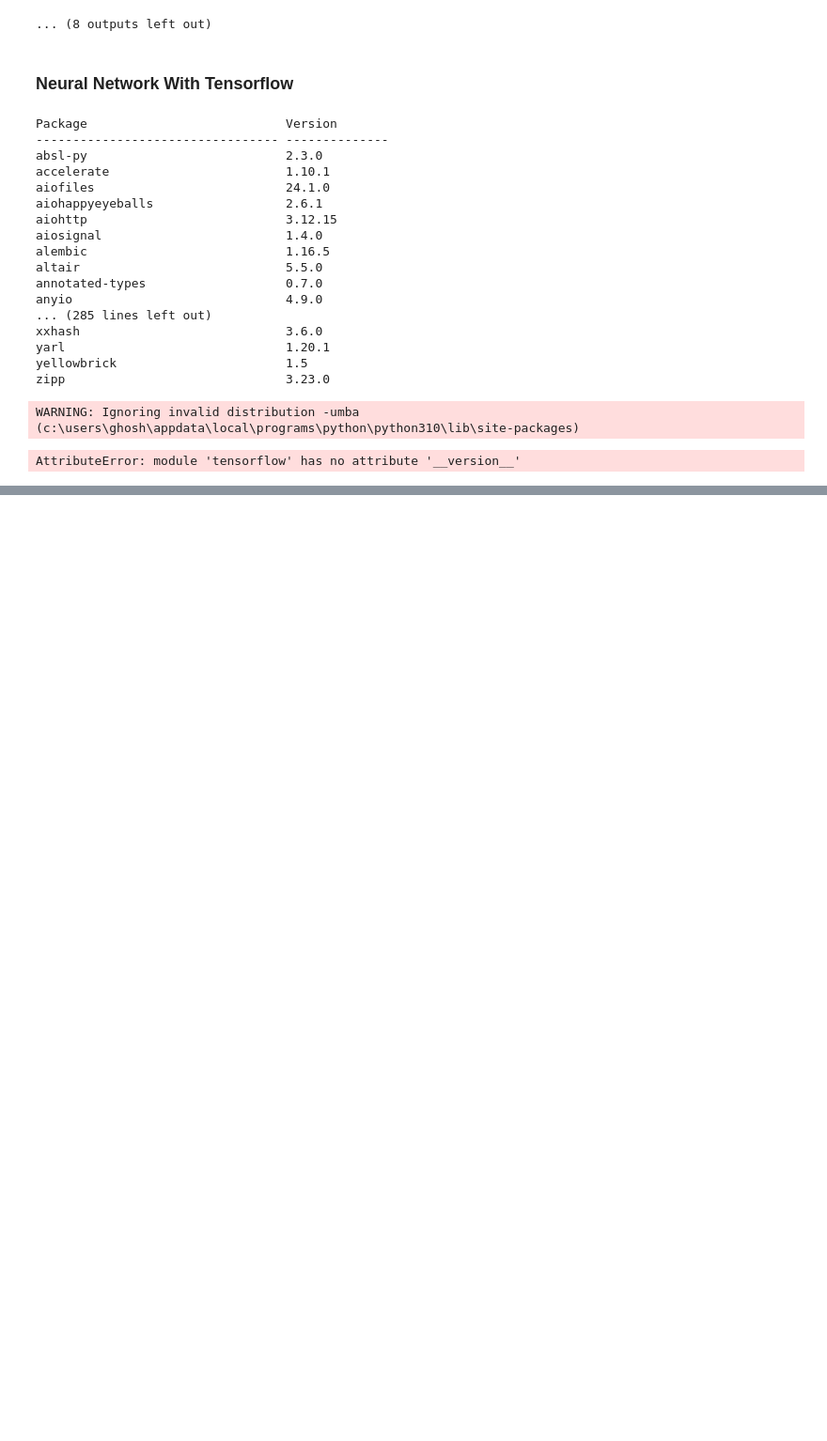
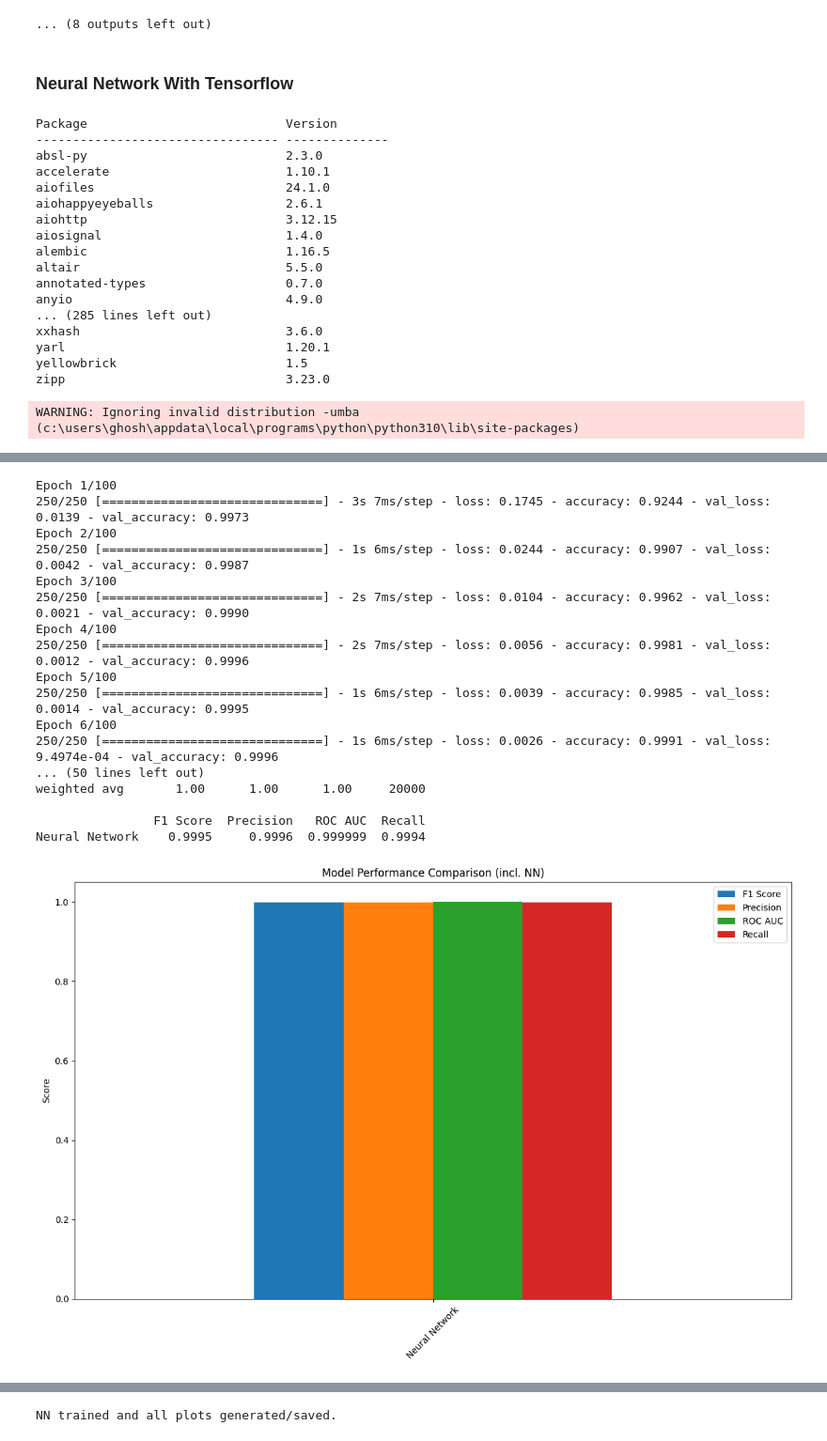
Before and after one commit to eliot-99/Predictive-Transaction-intelligence-for-bfsi-, a Jupyter notebook: notebooks/module_2.ipynb, the cells around one changed output, grey strips where cells are left out. Shown at 94% size. Cells and saved outputs as stored; diff of their text form; code cells hidden in the pictures; blank space fills up the shorter version.

Commit message:
Updated module 2 & 3 notebooks

```diff
--- a/notebooks/module_2.ipynb
+++ b/notebooks/module_2.ipynb
@@ -824,11 +818,6 @@ yarl                              1.20.1
 yellowbrick                       1.5
 zipp                              3.23.0
 WARNING: Ignoring invalid distribution -umba (c:\users\ghosh\appdata\local\programs\python\python310\lib\site-packages)
-# %%
-import tensorflow as tf
-print("TF Version:", tf.__version__)
-# %% [output]
-AttributeError: module 'tensorflow' has no attribute '__version__'
 # %%
 import tensorflow as tf
 from tensorflow.keras.models import Sequential
@@ -837,6 +826,16 @@ from sklearn.metrics import confusion_matrix, roc_curve, auc, precision_recall_c
 from sklearn.model_selection import learning_curve
 import numpy as np
 
+import logging
+logging.basicConfig(
+    level=logging.INFO,
+    format='%(asctime)s - %(levelname)s - %(message)s'
+)
+logger = logging.getLogger(__name__)
+
+
+results = {}
+best_pipelines = {}
 # Preprocess data for NN (one-time)
 X_train_processed = preprocessor.fit_transform(X_train)
 X_test_processed = preprocessor.transform(X_test)
@@ -1012,0 +1012,18 @@ ModuleNotFoundError: No module named 'tensorflow.keras'
+Epoch 1/100
+250/250 [==============================] - 3s 7ms/step - loss: 0.1745 - accuracy: 0.9244 - val_loss: 0.0139 - val_accuracy: 0.9973
+Epoch 2/100
+250/250 [==============================] - 1s 6ms/step - loss: 0.0244 - accuracy: 0.9907 - val_loss: 0.0042 - val_accuracy: 0.9987
+Epoch 3/100
+250/250 [==============================] - 2s 7ms/step - loss: 0.0104 - accuracy: 0.9962 - val_loss: 0.0021 - val_accuracy: 0.9990
+Epoch 4/100
+250/250 [==============================] - 2s 7ms/step - loss: 0.0056 - accuracy: 0.9981 - val_loss: 0.0012 - val_accuracy: 0.9996
+Epoch 5/100
+250/250 [==============================] - 1s 6ms/step - loss: 0.0039 - accuracy: 0.9985 - val_loss: 0.0014 - val_accuracy: 0.9995
+Epoch 6/100
+250/250 [==============================] - 1s 6ms/step - loss: 0.0026 - accuracy: 0.9991 - val_loss: 9.4974e-04 - val_accuracy: 0.9996
+... (50 lines left out)
+weighted avg       1.00      1.00      1.00     20000
+
+                F1 Score  Precision   ROC AUC  Recall
+Neural Network    0.9995     0.9996  0.999999  0.9994
+[figure, added]
@@ -1012,0 +1035 @@ ModuleNotFoundError: No module named 'tensorflow.keras'
+NN trained and all plots generated/saved.
```
Also changed, not shown: parts of 9 cells of this notebook, 1 other file.
